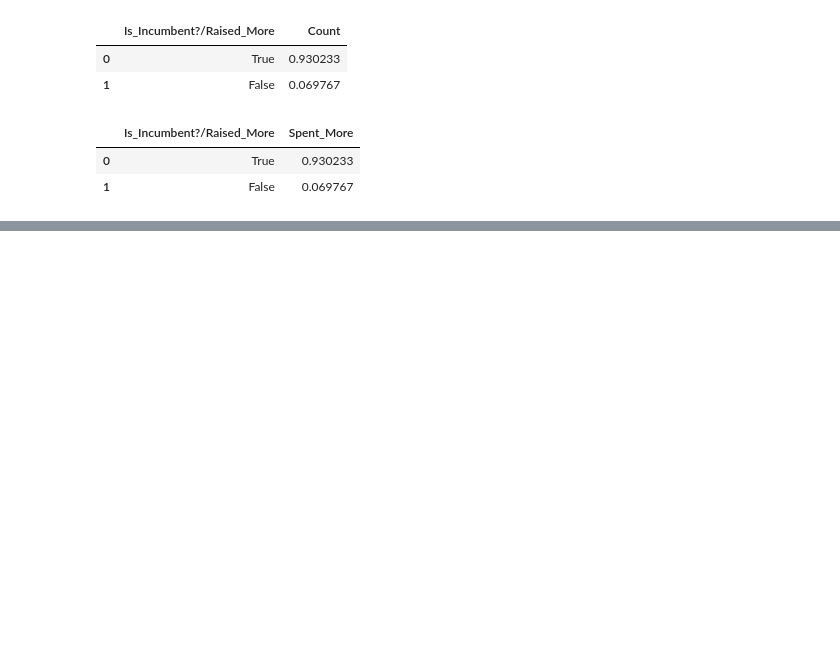
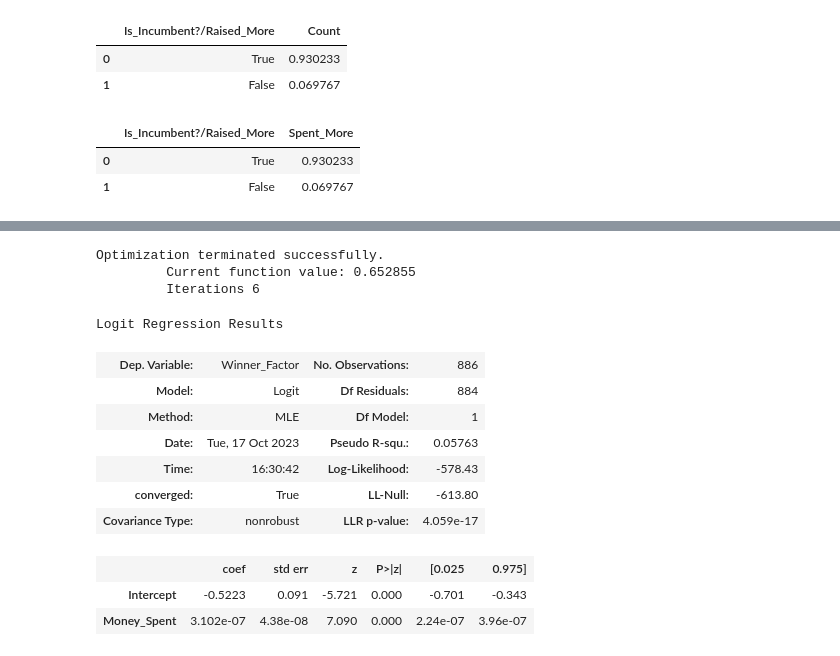
Before and after one commit to ballir27/webscraping-open-secrets-2020-US-House-Elections, a Jupyter notebook: notebooks/jd_webscraping_open_secrets.ipynb, the cells around one changed output, grey strips where cells are left out. Saved outputs shown, nothing was run; the diff lists cells and outputs as text; code cells hidden in the pictures; blank space fills up the shorter version.

```diff
--- a/notebooks/jd_webscraping_open_secrets.ipynb
+++ b/notebooks/jd_webscraping_open_secrets.ipynb
@@ -384,0 +385,3 @@ incumbant_spent_more.head()
+# %%
+candidates_2020.rename(columns={"Money_Raised_($)": "Money_Raised","Money_Spent_($)":"Money_Spent"}, inplace=True)
+candidates_2020.head()
@@ -384,0 +395,3 @@ incumbant_spent_more.head()
+# %%
+candidates_2020['Winner_Factor'] = candidates_2020['Is_Winner'].apply(lambda x: 1 if x == 'Yes' else 0)
+candidates_2020.head()
@@ -384,0 +405,21 @@ incumbant_spent_more.head()
+# %%
+ms_winner_logreg = smf.logit('Winner_Factor ~ Money_Spent',
+                          data = candidates_2020).fit()
+# %% [output]
+Optimization terminated successfully.
+         Current function value: 0.652855
+         Iterations 6
+# %%
+ms_winner_logreg.summary()
+# %% [output]
+Logit Regression Results
+| Dep. Variable: | Winner_Factor | No. Observations: | 886 |
+| Model: | Logit | Df Residuals: | 884 |
+| Method: | MLE | Df Model: | 1 |
+| Date: | Tue, 17 Oct 2023 | Pseudo R-squ.: | 0.05763 |
+| Time: | 16:30:42 | Log-Likelihood: | -578.43 |
+| converged: | True | LL-Null: | -613.80 |
+| Covariance Type: | nonrobust | LLR p-value: | 4.059e-17 |
+|  | coef | std err | z | P>|z| | [0.025 | 0.975] |
+| Intercept | -0.5223 | 0.091 | -5.721 | 0.000 | -0.701 | -0.343 |
+| Money_Spent | 3.102e-07 | 4.38e-08 | 7.090 | 0.000 | 2.24e-07 | 3.96e-07 |
```
Also changed, not shown: parts of 7 cells of this notebook.
